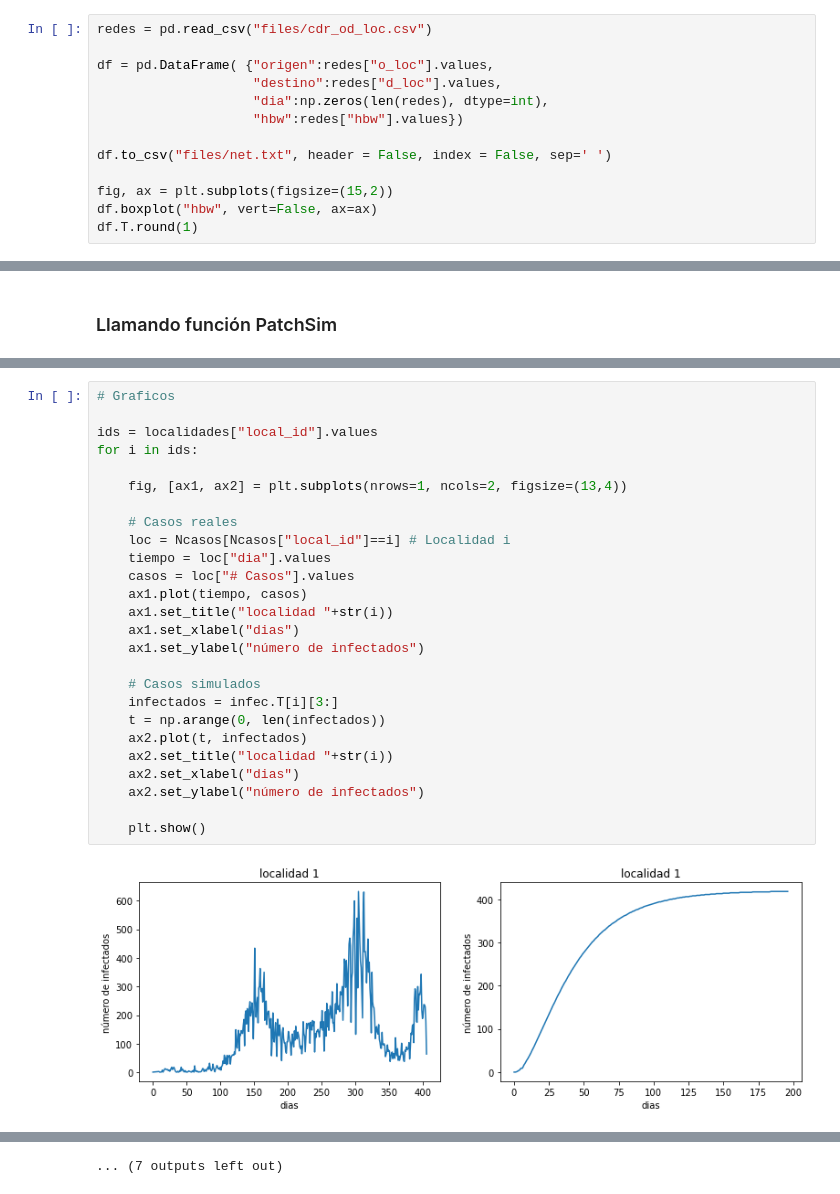
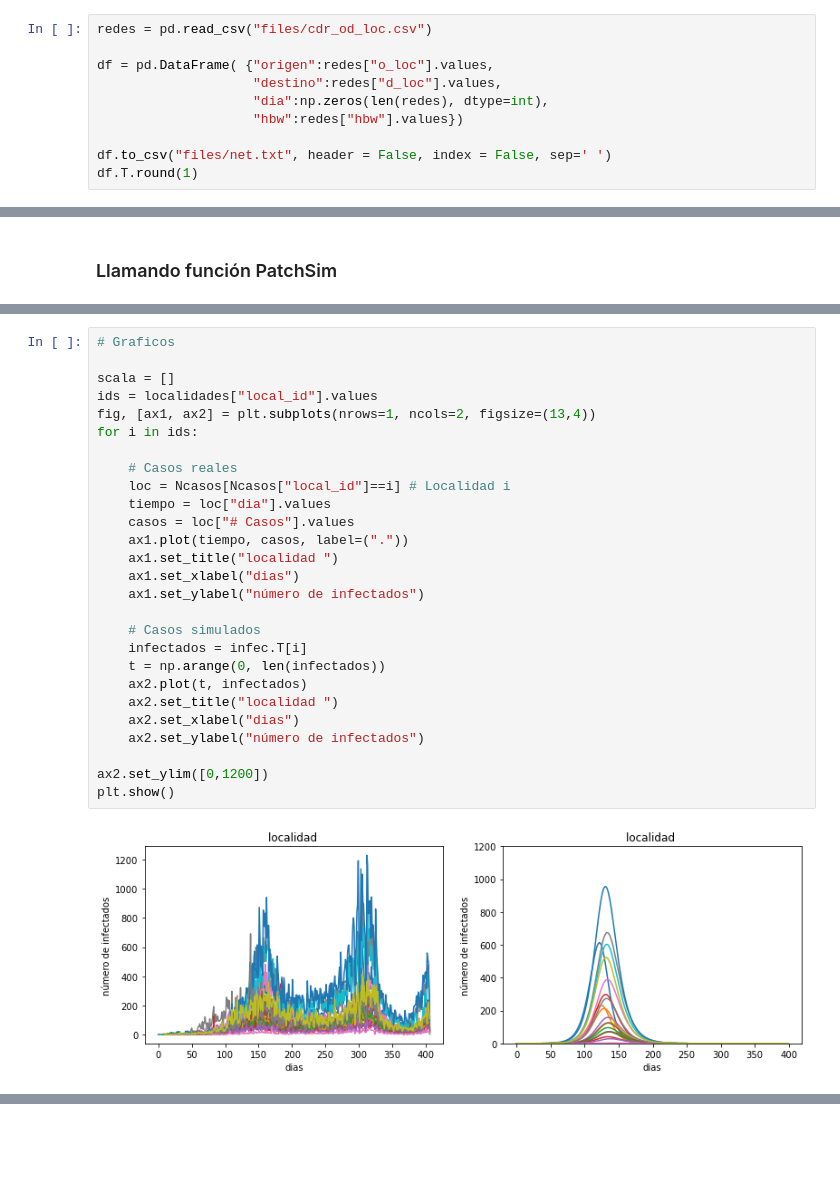
Before and after one commit to eilinlunam/PatchSim-modificado, a Jupyter notebook: Modelo_Bogotá.ipynb, the cells around one changed output, grey strips where cells are left out. Saved outputs shown, nothing was run; the diff lists cells and outputs as text; blank space fills up the shorter version.

```diff
--- a/Modelo_Bogotá.ipynb
+++ b/Modelo_Bogotá.ipynb
@@ -64,9 +73,6 @@ df = pd.DataFrame( {"origen":redes["o_loc"].values,
                     "hbw":redes["hbw"].values})
 
 df.to_csv("files/net.txt", header = False, index = False, sep=' ')
-
-fig, ax = plt.subplots(figsize=(15,2))
-df.boxplot("hbw", vert=False, ax=ax)
 df.T.round(1)
 # %% [output]
 |  | 0 | 1 | 2 | 3 | 4 | 5 | 6 | 7 | 8 | 9 | ... | ... |
@@ -160,28 +149,29 @@ infec
 # %%
 # Graficos
 
+scala = []
 ids = localidades["local_id"].values
+fig, [ax1, ax2] = plt.subplots(nrows=1, ncols=2, figsize=(13,4))
 for i in ids:
-
-    fig, [ax1, ax2] = plt.subplots(nrows=1, ncols=2, figsize=(13,4))
 
     # Casos reales
     loc = Ncasos[Ncasos["local_id"]==i] # Localidad i
     tiempo = loc["dia"].values
     casos = loc["# Casos"].values
-    ax1.plot(tiempo, casos)
-    ax1.set_title("localidad "+str(i))
+    ax1.plot(tiempo, casos, label=("."))
+    ax1.set_title("localidad ")
     ax1.set_xlabel("dias")
     ax1.set_ylabel("número de infectados")
 
     # Casos simulados
-    infectados = infec.T[i][3:]
+    infectados = infec.T[i]
     t = np.arange(0, len(infectados))
     ax2.plot(t, infectados)
-    ax2.set_title("localidad "+str(i))
+    ax2.set_title("localidad ")
     ax2.set_xlabel("dias")
     ax2.set_ylabel("número de infectados")
 
-    plt.show()
+ax2.set_ylim([0,1200])
+plt.show()
 # %% [output]
-[figure, old version]
+[figure, new version]
@@ -199 +177,0 @@ for i in ids:
-... (7 outputs left out)
```
Also changed, not shown: parts of 11 cells of this notebook, 11 other files.
